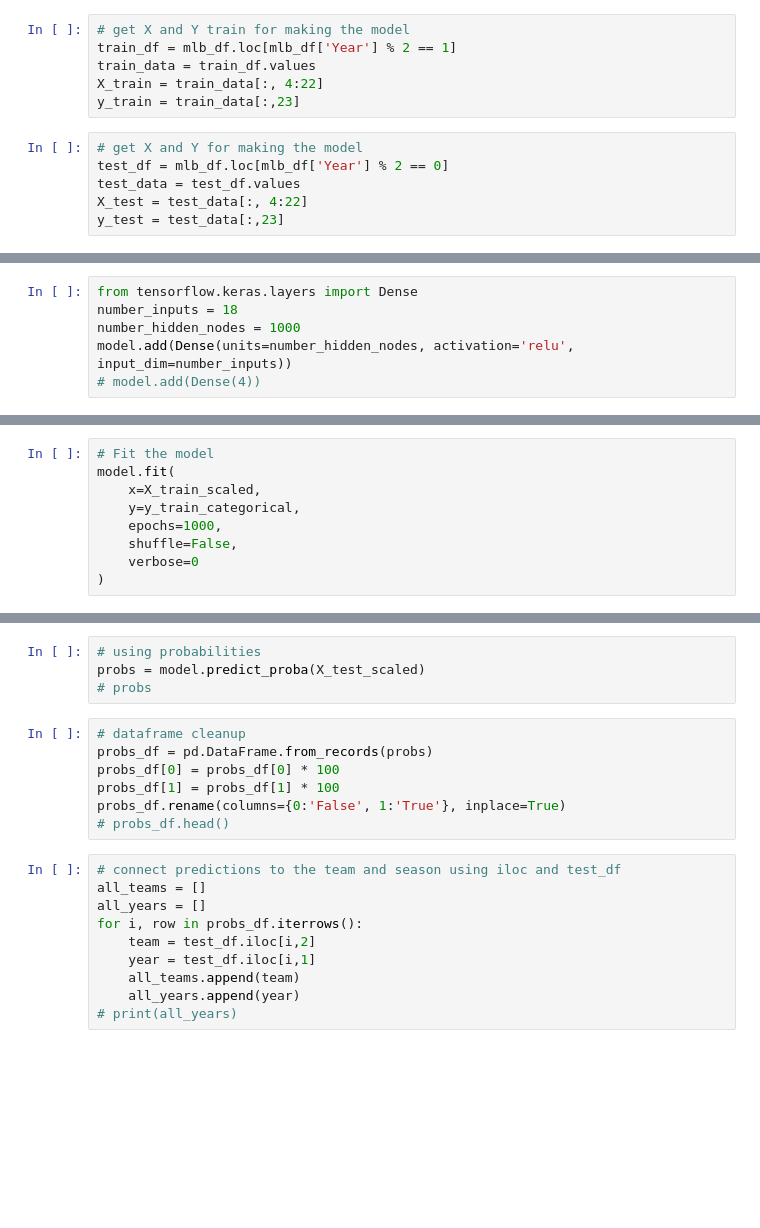
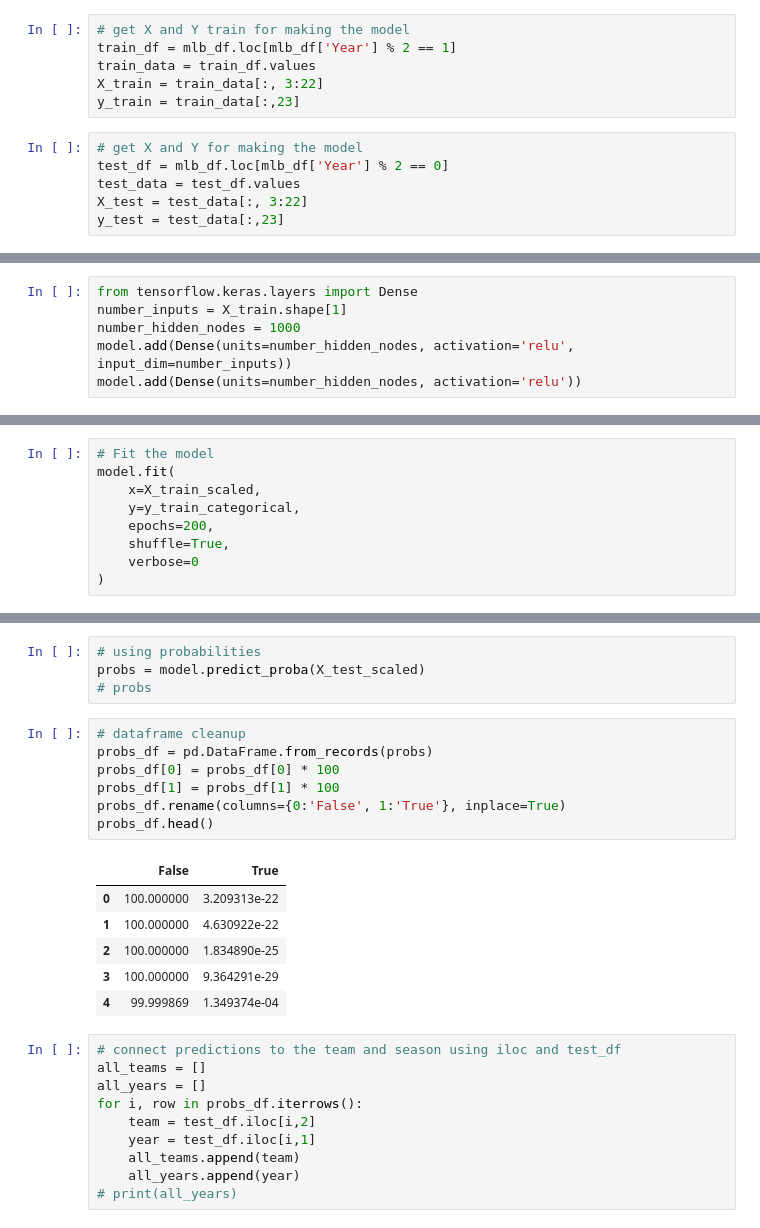
Before and after one commit to rileyfritz/final-project-MLB, a Jupyter notebook: neural_network.ipynb, the cells around one changed output, grey strips where cells are left out. Saved outputs shown, nothing was run; the diff lists cells and outputs as text; blank space fills up the shorter version.

```diff
--- a/neural_network.ipynb
+++ b/neural_network.ipynb
@@ -35,13 +49,13 @@ Manually split the data by season. Odd years will be used for training, while ev
 # get X and Y train for making the model
 train_df = mlb_df.loc[mlb_df['Year'] % 2 == 1]
 train_data = train_df.values
-X_train = train_data[:, 4:22]
+X_train = train_data[:, 3:22]
 y_train = train_data[:,23]
 # %%
 # get X and Y for making the model
 test_df = mlb_df.loc[mlb_df['Year'] % 2 == 0]
 test_data = test_df.values
-X_test = test_data[:, 4:22]
+X_test = test_data[:, 3:22]
 y_test = test_data[:,23]
 # %% [markdown]
 # Scaling and One-hot encoding
@@ -78,6 +96,6 @@ X_train.shape
 # %%
 from tensorflow.keras.layers import Dense
-number_inputs = 18
+number_inputs = X_train.shape[1]
 number_hidden_nodes = 1000
 model.add(Dense(units=number_hidden_nodes, activation='relu', input_dim=number_inputs))
-# model.add(Dense(4))
+model.add(Dense(units=number_hidden_nodes, activation='relu'))
@@ -99,7 +139,7 @@ print(y_train_categorical.shape)
 model.fit(
     x=X_train_scaled,
     y=y_train_categorical,
-    epochs=1000,
-    shuffle=False,
+    epochs=200,
+    shuffle=True,
     verbose=0
 )
@@ -143,10 +188,17 @@ probs = model.predict_proba(X_test_scaled)
 # %%
 # dataframe cleanup
 probs_df = pd.DataFrame.from_records(probs)
 probs_df[0] = probs_df[0] * 100
 probs_df[1] = probs_df[1] * 100
 probs_df.rename(columns={0:'False', 1:'True'}, inplace=True)
-# probs_df.head()
+probs_df.head()
+# %% [output]
+|  | False | True |
+| 0 | 100.000000 | 3.209313e-22 |
+| 1 | 100.000000 | 4.630922e-22 |
+| 2 | 100.000000 | 1.834890e-25 |
+| 3 | 100.000000 | 9.364291e-29 |
+| 4 | 99.999869 | 1.349374e-04 |
 # %%
 # connect predictions to the team and season using iloc and test_df
 all_teams = []
```
Also changed, not shown: parts of 26 cells of this notebook, 11 other files.
